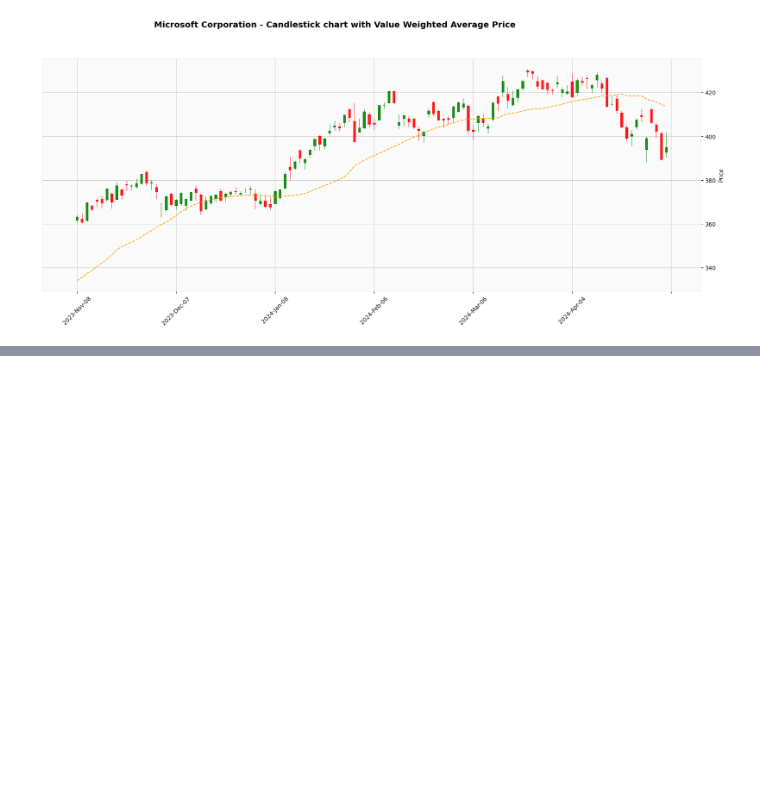
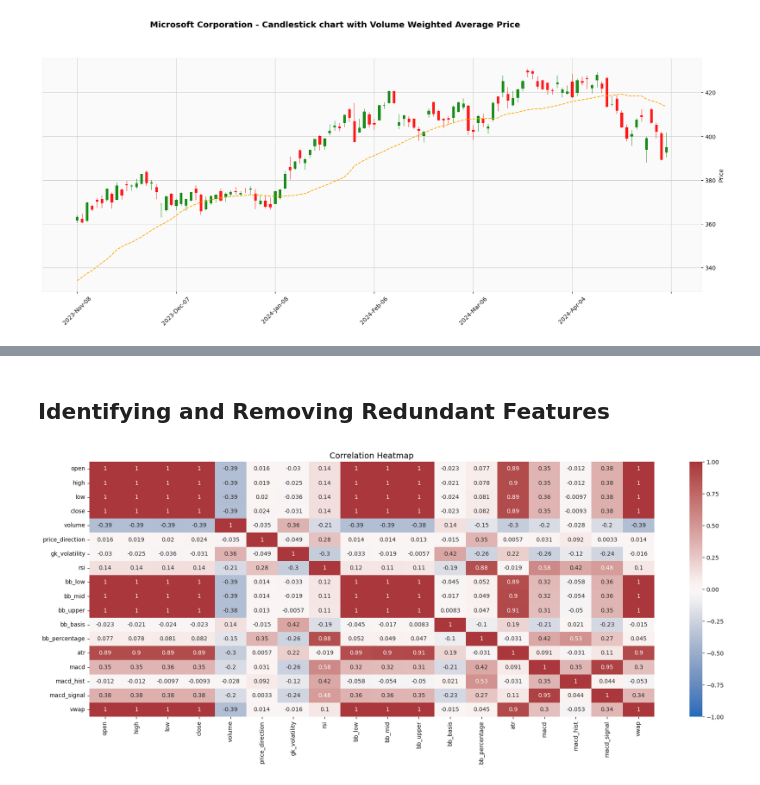
Before and after one commit to a-elgohary/algorithmic_trading, a Jupyter notebook: algorithmic_trading.ipynb, the cells around one changed output, grey strips where cells are left out. Drawn from its saved outputs; the diff is of its cells as text; code cells hidden in the pictures; blank space fills up the shorter version.

Commit message:
Data preparation: Selected model Features

```diff
--- a/algorithmic_trading.ipynb
+++ b/algorithmic_trading.ipynb
@@ -734,7 +744,7 @@ def vwap(data, day_rolling):
     return data
 # %%
 # Calculate a 30-day rolling VWAP
-df = vwap(data=df, day_rolling=30)
+df = calculate_vwap(data=df, window_size=30)
 # %%
 # Set the plot data to the last 120 days
 plot_data = df.tail(120)
@@ -757,0 +780,7 @@ mpf.plot(
+# %%
+# Create a copy of df for our machine learning model
+df_ml = df.copy()
+
+# Drop missing values
+df_ml.dropna(inplace=True)
+df_ml.isnull().sum()
@@ -757,0 +807,21 @@ mpf.plot(
+# %% [markdown]
+## Identifying and Removing Redundant Features
+# %%
+# Set figure size
+plt.figure(figsize=(22, 8))
+
+# Plot Correlation heatmap
+sns.heatmap(df_ml.corr(),
+                      vmin=-1,
+                      vmax=1,
+                      annot=True,
+                      cmap=sns.color_palette("vlag", as_cmap=True)
+                      )
+
+# Set plot title and labels
+plt.title('Correlation Heatmap', fontsize= 14)
+
+
+plt.show();
+# %% [output]
+[figure, added]
```
Also changed, not shown: parts of 8 cells of this notebook.
